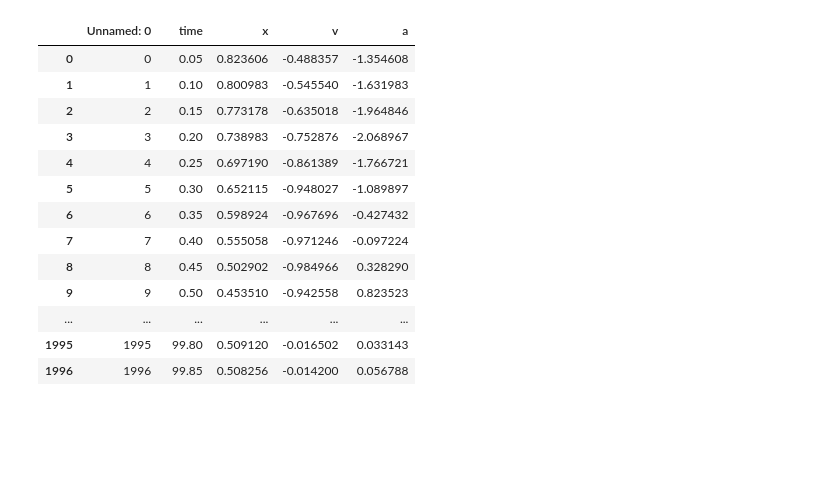
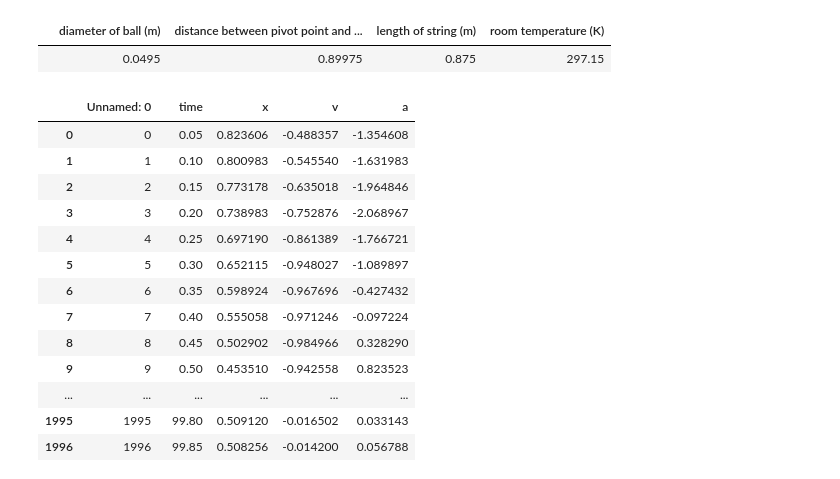
Before and after one commit to kaceyaurum/PHY-252-labs, a Jupyter notebook: lab1.ipynb, the cells around one changed output. Drawn from its saved outputs; the diff is of its cells as text; code cells hidden in the pictures; blank space fills up the shorter version.

```diff
--- a/lab1.ipynb
+++ b/lab1.ipynb
@@ -10,6 +10,13 @@ diameter = .0495
 length = .875
 
 height = .875 + .0495/2
+# %%
+vals = pd.DataFrame({'room temperature (K)':room, 'length of string (m)':length, 'diameter of ball (m)':diameter, 'distance between pivot point and center of mass (m)':height}, index=[''])
+# %%
+vals
+# %% [output]
+|  | diameter of ball (m) | distance between pivot point and ... | length of string (m) | room temperature (K) |
+|  | 0.0495 | 0.89975 | 0.875 | 297.15 |
 # %%
 import pandas as pd
 import numpy as np
```
Also changed, not shown: parts of 15 cells of this notebook, 6 other files.
